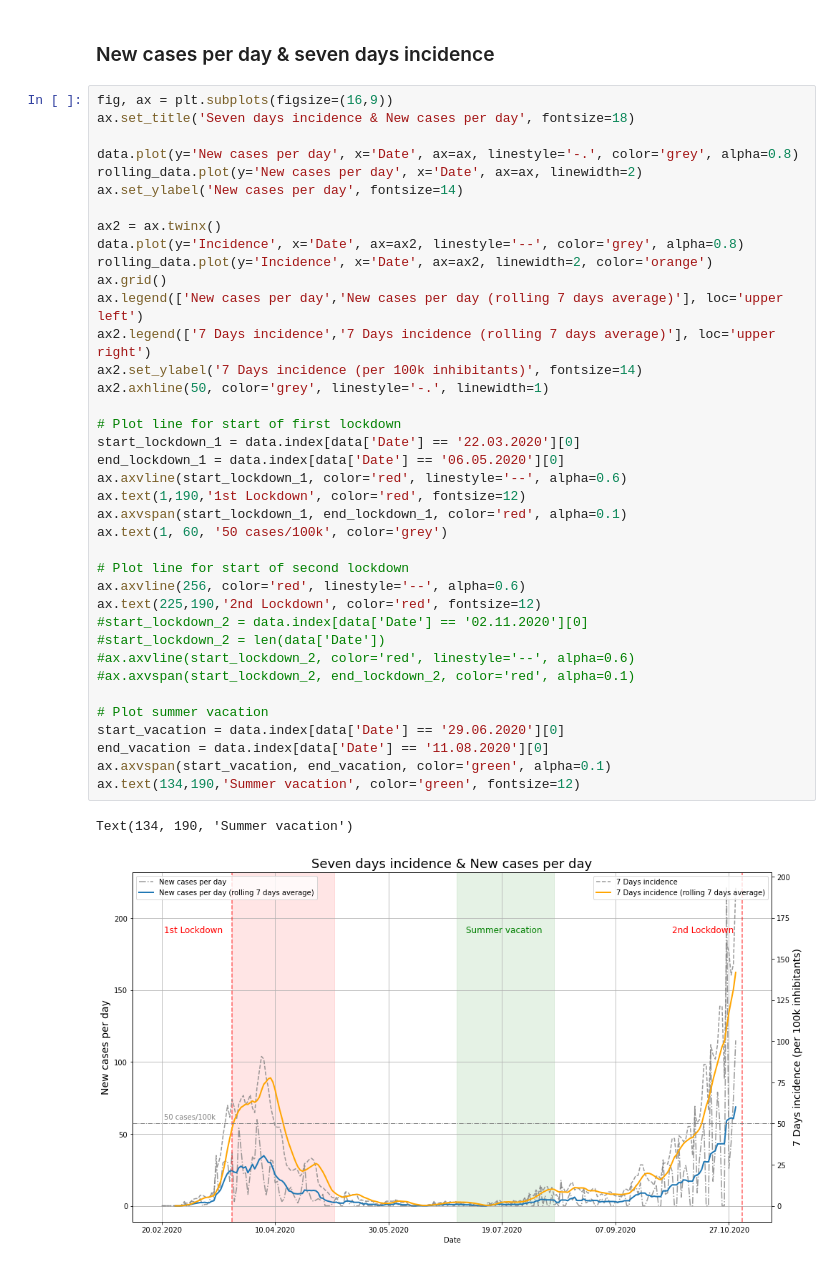
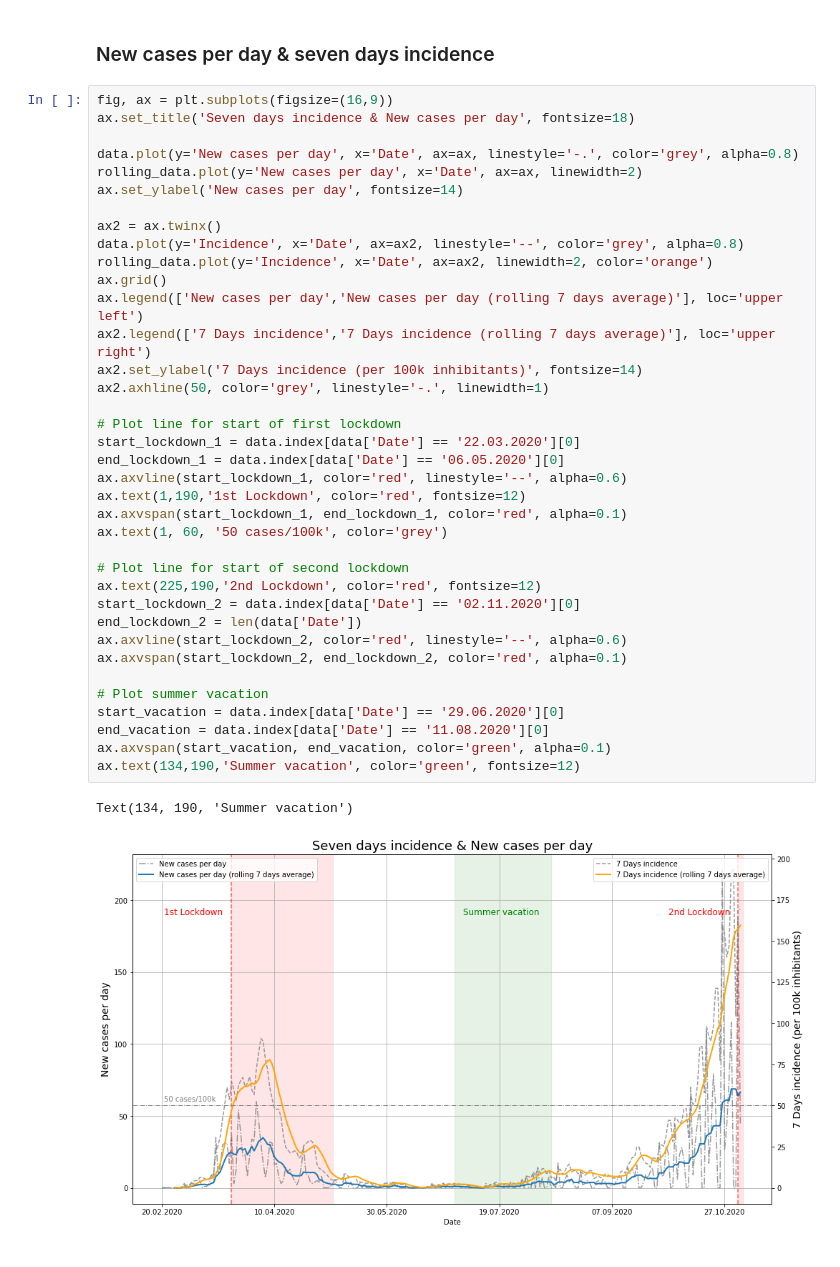
Before and after one commit to llamm-de/covid_data_aachen, a Jupyter notebook: scripts/evaluation.ipynb, the cells around one changed output. Cells and saved outputs as stored; diff of their text form.

```diff
--- a/scripts/evaluation.ipynb
+++ b/scripts/evaluation.ipynb
@@ -154,36 +154,35 @@ data.plot(y='New cases per day', x='Date', ax=ax, linestyle='-.', color='grey',
 rolling_data.plot(y='New cases per day', x='Date', ax=ax, linewidth=2)
 ax.set_ylabel('New cases per day', fontsize=14)
 
 ax2 = ax.twinx()
 data.plot(y='Incidence', x='Date', ax=ax2, linestyle='--', color='grey', alpha=0.8)
 rolling_data.plot(y='Incidence', x='Date', ax=ax2, linewidth=2, color='orange')
 ax.grid()
 ax.legend(['New cases per day','New cases per day (rolling 7 days average)'], loc='upper left')
 ax2.legend(['7 Days incidence','7 Days incidence (rolling 7 days average)'], loc='upper right')
 ax2.set_ylabel('7 Days incidence (per 100k inhibitants)', fontsize=14)
 ax2.axhline(50, color='grey', linestyle='-.', linewidth=1)
 
 # Plot line for start of first lockdown
 start_lockdown_1 = data.index[data['Date'] == '22.03.2020'][0]
 end_lockdown_1 = data.index[data['Date'] == '06.05.2020'][0]
 ax.axvline(start_lockdown_1, color='red', linestyle='--', alpha=0.6)
 ax.text(1,190,'1st Lockdown', color='red', fontsize=12)
 ax.axvspan(start_lockdown_1, end_lockdown_1, color='red', alpha=0.1)
 ax.text(1, 60, '50 cases/100k', color='grey')
 
 # Plot line for start of second lockdown
-ax.axvline(256, color='red', linestyle='--', alpha=0.6)
 ax.text(225,190,'2nd Lockdown', color='red', fontsize=12)
-#start_lockdown_2 = data.index[data['Date'] == '02.11.2020'][0]
-#start_lockdown_2 = len(data['Date'])
-#ax.axvline(start_lockdown_2, color='red', linestyle='--', alpha=0.6)
-#ax.axvspan(start_lockdown_2, end_lockdown_2, color='red', alpha=0.1)
+start_lockdown_2 = data.index[data['Date'] == '02.11.2020'][0]
+end_lockdown_2 = len(data['Date'])
+ax.axvline(start_lockdown_2, color='red', linestyle='--', alpha=0.6)
+ax.axvspan(start_lockdown_2, end_lockdown_2, color='red', alpha=0.1)
 
 # Plot summer vacation
 start_vacation = data.index[data['Date'] == '29.06.2020'][0]
 end_vacation = data.index[data['Date'] == '11.08.2020'][0]
 ax.axvspan(start_vacation, end_vacation, color='green', alpha=0.1)
 ax.text(134,190,'Summer vacation', color='green', fontsize=12)
 # %% [output]
 Text(134, 190, 'Summer vacation')
-[figure, old version]
+[figure, new version]
```
Also changed, not shown: parts of 5 cells of this notebook, 2 other files.
